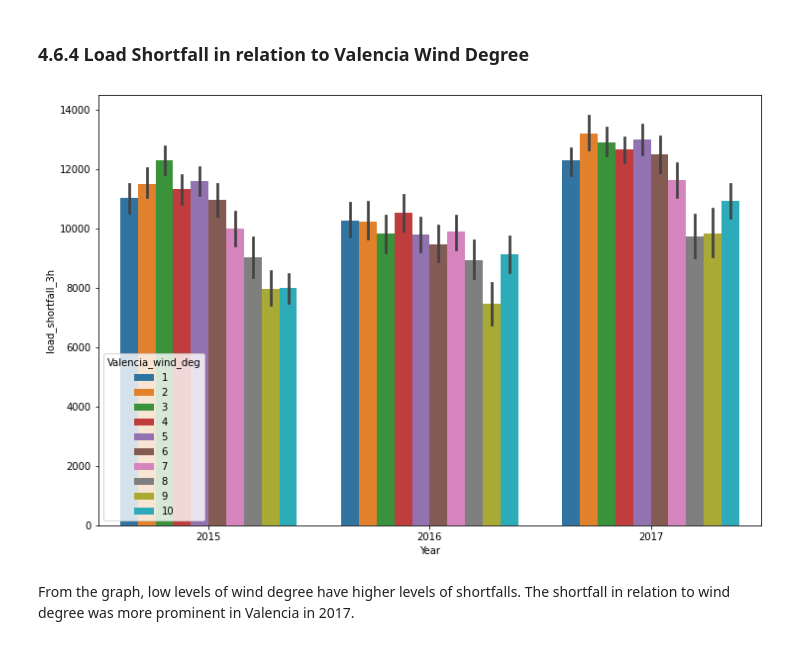
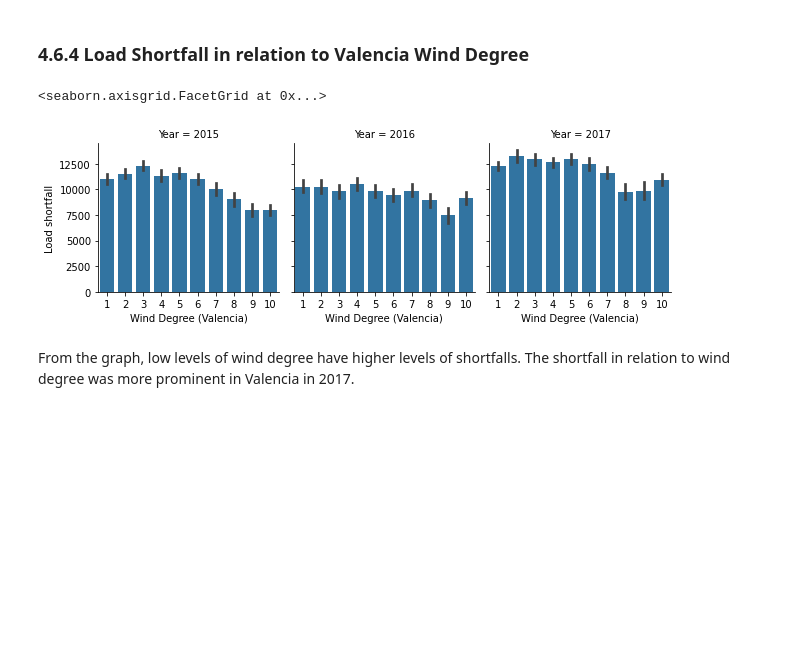
Before and after one commit to Emekadavid/Spain_electricity_shortfall_challenge, a Jupyter notebook: Advanced-Regression-Starter-Data/starter-notebook.ipynb, the cells around one changed output. Cells and saved outputs as stored; diff of their text form; code cells hidden in the pictures; blank space fills up the shorter version.

```diff
--- a/Advanced-Regression-Starter-Data/starter-notebook.ipynb
+++ b/Advanced-Regression-Starter-Data/starter-notebook.ipynb
@@ -466,12 +475,14 @@ From the graph, 0 represents midnight and the numbers are 3 hourly. We can see t
 # %% [markdown]
 ### 4.6.4 Load Shortfall in relation to Valencia Wind Degree
-# %%
-# multiple bar barchat showing the relationship of load shortfalls to valencia wind degree
-fig, ax = plt.subplots(figsize=(12, 8))
-sns.barplot(x='Year', y='load_shortfall_3h', hue='Valencia_wind_deg', data=train_clean_df, ax=ax)
-plt.show()
-# %% [output]
-[figure, removed]
+# %%
+#fig, ax = plt.subplots(figsize=(12,8))
+g= sns.FacetGrid(train_clean_df, col="Year")
+g.map(sns.barplot, "Valencia_wind_deg", "load_shortfall_3h")
+g.set_ylabels("Load shortfall")
+g.set_xlabels("Wind Degree (Valencia)")
+# %% [output]
+<seaborn.axisgrid.FacetGrid at 0x...>
+[figure, added]
 # %% [markdown]
 From the graph, low levels of wind degree have higher levels of shortfalls. The shortfall in relation to wind degree was more prominent in Valencia in 2017.
 # %% [markdown]
```
Also changed, not shown: parts of 132 cells of this notebook, 1 other file.
